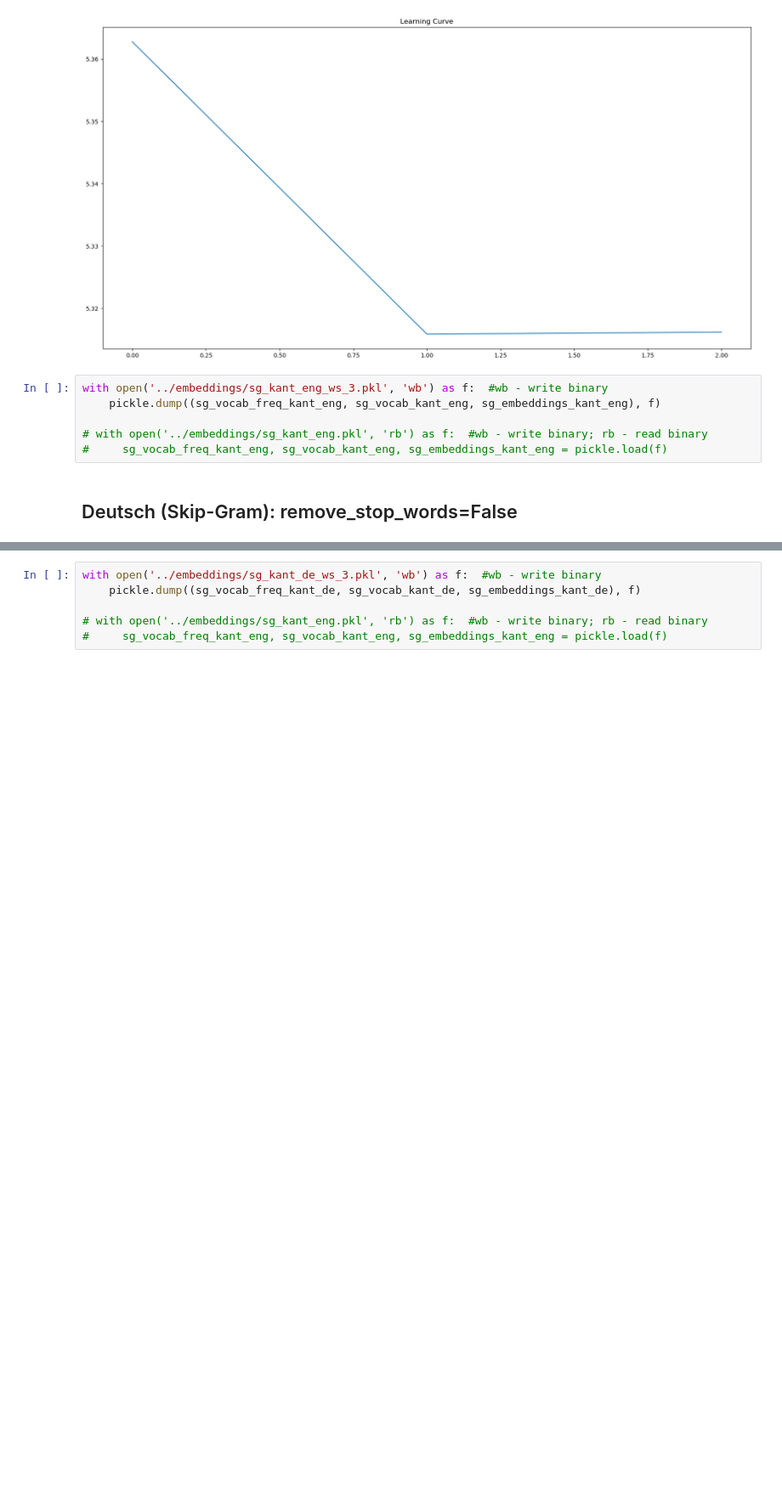
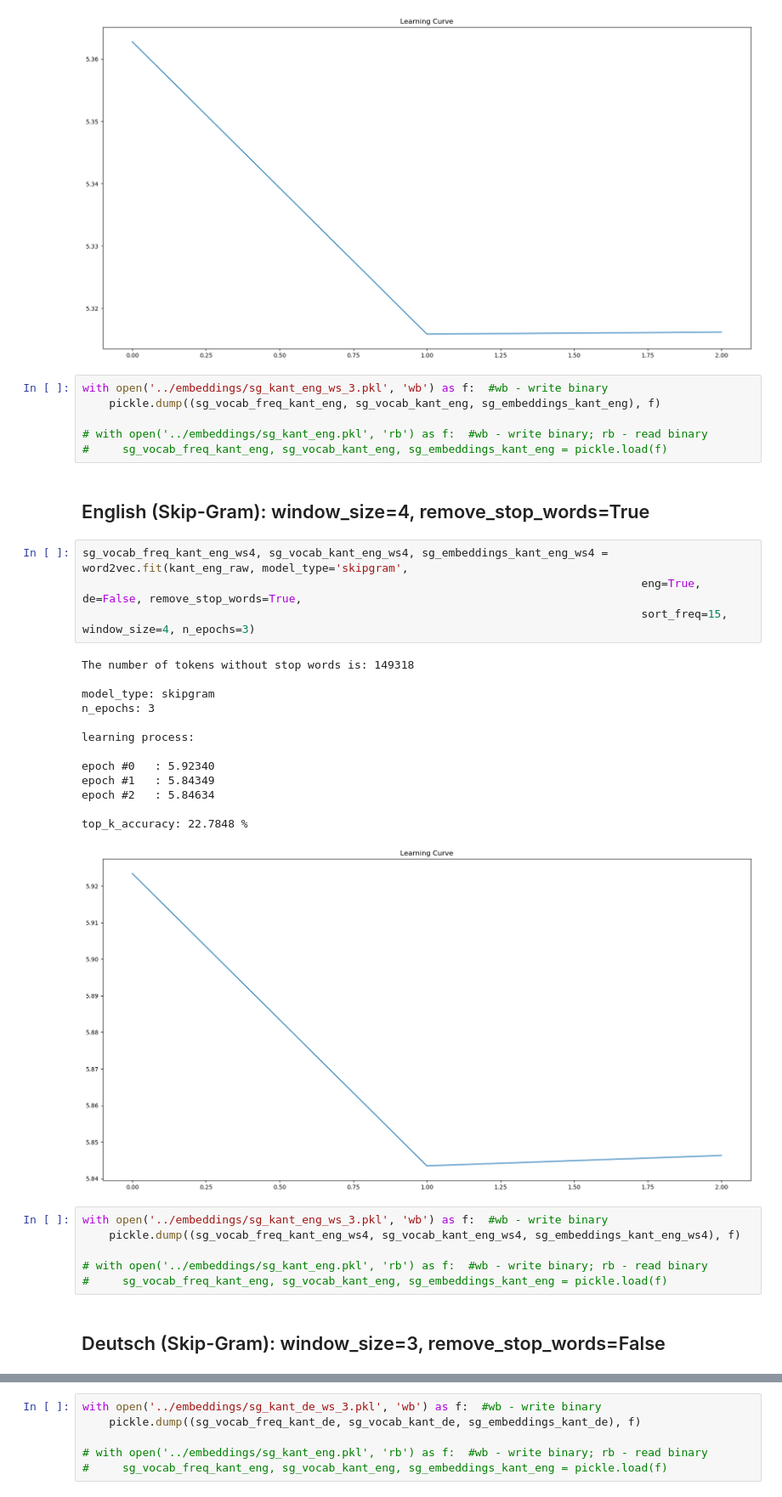
Before and after one commit to bourgeois-radical/philosophy2vec, a Jupyter notebook: notebooks/fit_model_and_save_embeddings.ipynb, the cells around one changed output, grey strips where cells are left out. Shown at 85% size. Cells and saved outputs as stored; diff of their text form; blank space fills up the shorter version.

```diff
--- a/notebooks/fit_model_and_save_embeddings.ipynb
+++ b/notebooks/fit_model_and_save_embeddings.ipynb
@@ -124,5 +174,31 @@ with open('../embeddings/sg_kant_eng_ws_3.pkl', 'wb') as f:  #wb - write binary
 
 # with open('../embeddings/sg_kant_eng.pkl', 'rb') as f:  #wb - write binary; rb - read binary
 #     sg_vocab_freq_kant_eng, sg_vocab_kant_eng, sg_embeddings_kant_eng = pickle.load(f)
+# %% [markdown]
+## English (Skip-Gram): window_size=4, remove_stop_words=True
+# %%
+sg_vocab_freq_kant_eng_ws4, sg_vocab_kant_eng_ws4, sg_embeddings_kant_eng_ws4 = word2vec.fit(kant_eng_raw, model_type='skipgram',
+                                                                                    eng=True, de=False, remove_stop_words=True,
+                                                                                    sort_freq=15, window_size=4, n_epochs=3)
+# %% [output]
+The number of tokens without stop words is: 149318
+
+model_type: skipgram
+n_epochs: 3
+
+learning process:
+
+epoch #0   : 5.92340
+epoch #1   : 5.84349
+epoch #2   : 5.84634
+
+top_k_accuracy: 22.7848 %
+[figure, added]
+# %%
+with open('../embeddings/sg_kant_eng_ws_3.pkl', 'wb') as f:  #wb - write binary
+    pickle.dump((sg_vocab_freq_kant_eng_ws4, sg_vocab_kant_eng_ws4, sg_embeddings_kant_eng_ws4), f)
+
+# with open('../embeddings/sg_kant_eng.pkl', 'rb') as f:  #wb - write binary; rb - read binary
+#     sg_vocab_freq_kant_eng, sg_vocab_kant_eng, sg_embeddings_kant_eng = pickle.load(f)
 # %% [markdown]
-## Deutsch (Skip-Gram): remove_stop_words=False
+## Deutsch (Skip-Gram): window_size=3, remove_stop_words=False
```
Also changed, not shown: parts of 21 cells of this notebook, 11 other files.
